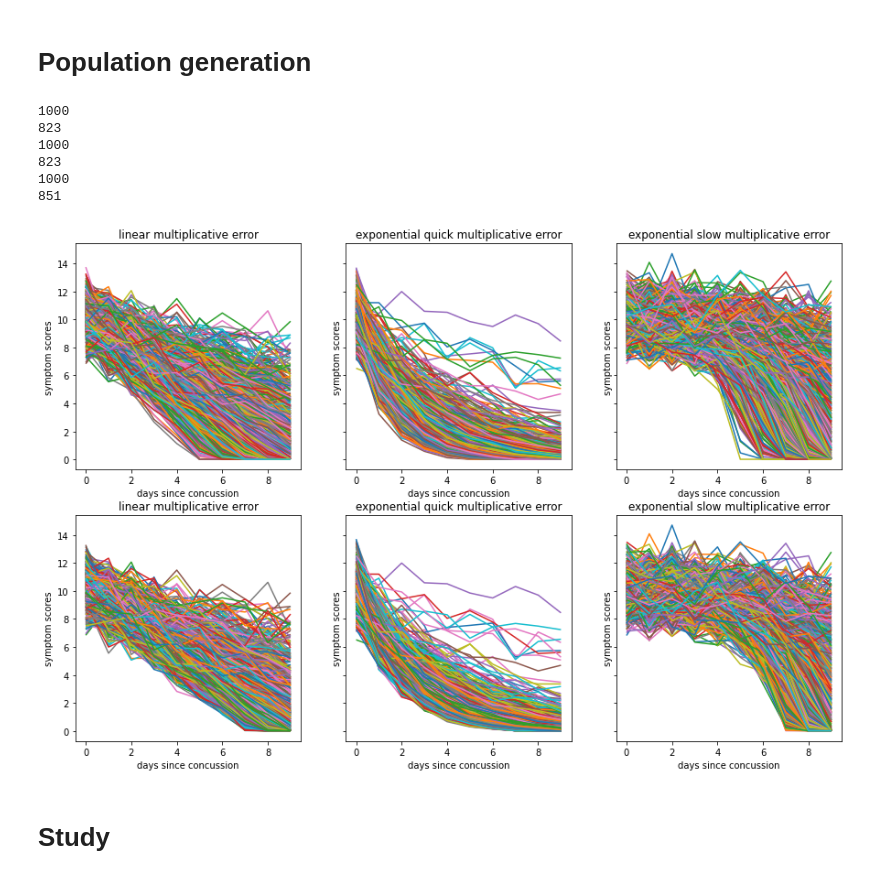
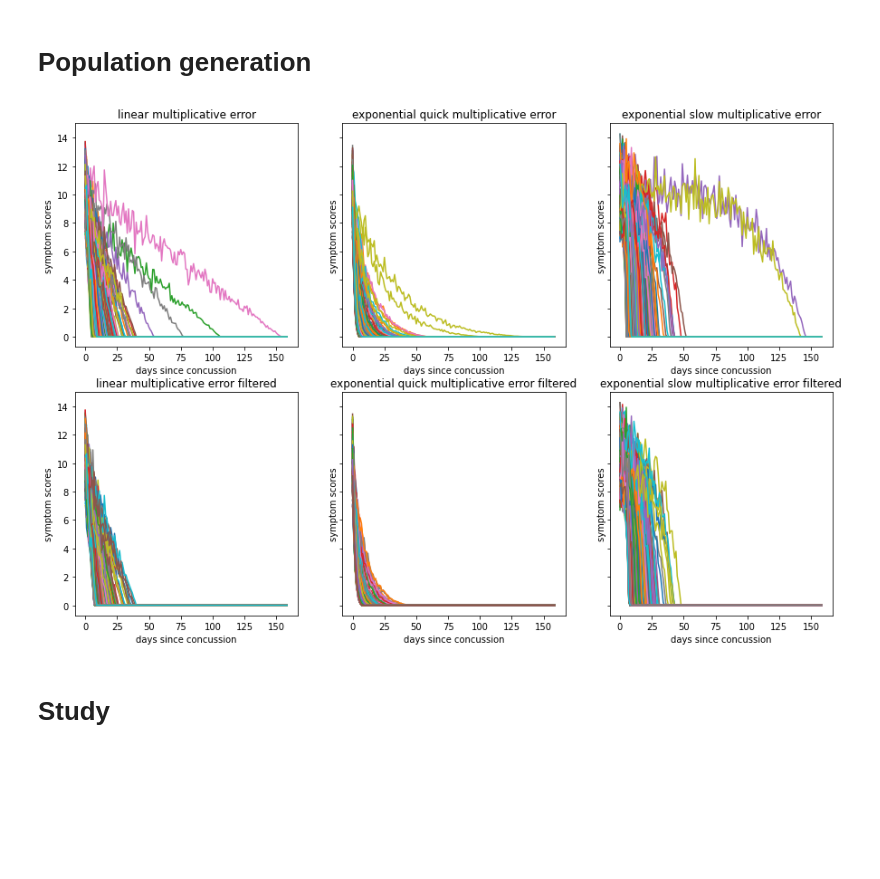
Before and after one commit to ZacharyVernec/smile, a Jupyter notebook: Simulations.ipynb, the cells around one changed output. Drawn from its saved outputs; the diff is of its cells as text; code cells hidden in the pictures; blank space fills up the shorter version.

Commit message:
Allowed filter() to copy

```diff
--- a/Simulations.ipynb
+++ b/Simulations.ipynb
@@ -137,6 +137,7 @@ class Population:
         self.size = self.visualscores.shape[0]
 
     def copy(self, newtitle=None, addtitle=None):
+        '''shallow, but allows re-generation and filtering'''
         newpop = copy(self) #python shallow copy
         if newtitle is not None:
             newpop.title = newtitle
@@ -155,17 +156,23 @@ class Population:
             newpop1.title += ' '+addtitle1
         return newpop1, newpop2
 
-    #removing outliers #TODO should this be changing the population or creating a copy?
-    def filter(self, recovered_symptom_score=SMIN, firstday=FIRSTVISIT, lastday=NDAYS):
-        persons_recovered_early = np.any(self.symptomscores[:,:firstday] <= recovered_symptom_score, axis=1)
-        persons_recovered_late = np.min(self.symptomscores[:,:lastday], axis=1) > recovered_symptom_score
+    #removing outliers
+    def filter(self, recovered_symptom_score=SMIN, firstday=FIRSTVISIT, lastday=NDAYS, copy=False):
+        if copy==False: pop=self
+        elif copy==True: pop=self.copy(addtitle='filtered')
+        else: raise ValueError()
+
+        persons_recovered_early = np.any(pop.symptomscores[:,:firstday] <= recovered_symptom_score, axis=1)
+        persons_recovered_late = np.min(pop.symptomscores[:,:lastday], axis=1) > recovered_symptom_score
         persons_excluded = np.logical_or(persons_recovered_early, persons_recovered_late)
         persons_included = np.logical_not(persons_excluded)
 
-        self.visualscores = self.visualscores[persons_included]
-        self.symptomscores_noerror = self.symptomscores_noerror[persons_included]
-        self.symptomscores = self.symptomscores[persons_included]
-        self.recalculate_size()
+        pop.visualscores = pop.visualscores[persons_included]
+        pop.symptomscores_noerror = pop.symptomscores_noerror[persons_included]
+        pop.symptomscores = pop.symptomscores[persons_included]
+        pop.recalculate_size()
+
+        return pop #may be self or a copy
 
     #plotting
     def plot(self, ax, ndays=None, npersons=None, x='day', y='symptomscore', viztype='lines'):
@@ -375,28 +382,19 @@ for i in range(ncols):
 # %%
 ncols = len(pops_noerror)
 nrows = len([pops_mulerror, pops_adderror])
 
 fig, axes = plt.subplots(ncols=ncols, nrows=nrows, figsize=plt.figaspect(nrows/ncols)*2.5, sharey=True)
 npersons=None
-ndays=10
+ndays=None
 
 for i in range(ncols):
     pops_mulerror[i].plot(axes[0, i], x='day', y='symptomscore', npersons=npersons, ndays=ndays)
-    print(pops_mulerror[i].size)
-    pops_mulerror[i].filter()
-    print(pops_mulerror[i].size)
-    pops_mulerror[i].plot(axes[1, i], x='day', y='symptomscore', npersons=npersons, ndays=ndays)
+    pops_mulerror[i].filter(lastday=50, copy=True).plot(axes[1, i], x='day', y='symptomscore', npersons=npersons, ndays=ndays)
     #pops_adderror[i].plot(axes[1, i], x='day', y='symptomscore', npersons=npersons, ndays=ndays)
 
 plt.show()
 # %% [output]
-1000
-823
-1000
-823
-1000
-851
-[figure, old version]
+[figure, new version]
 # %% [markdown]
 # Study
 # %%
```
